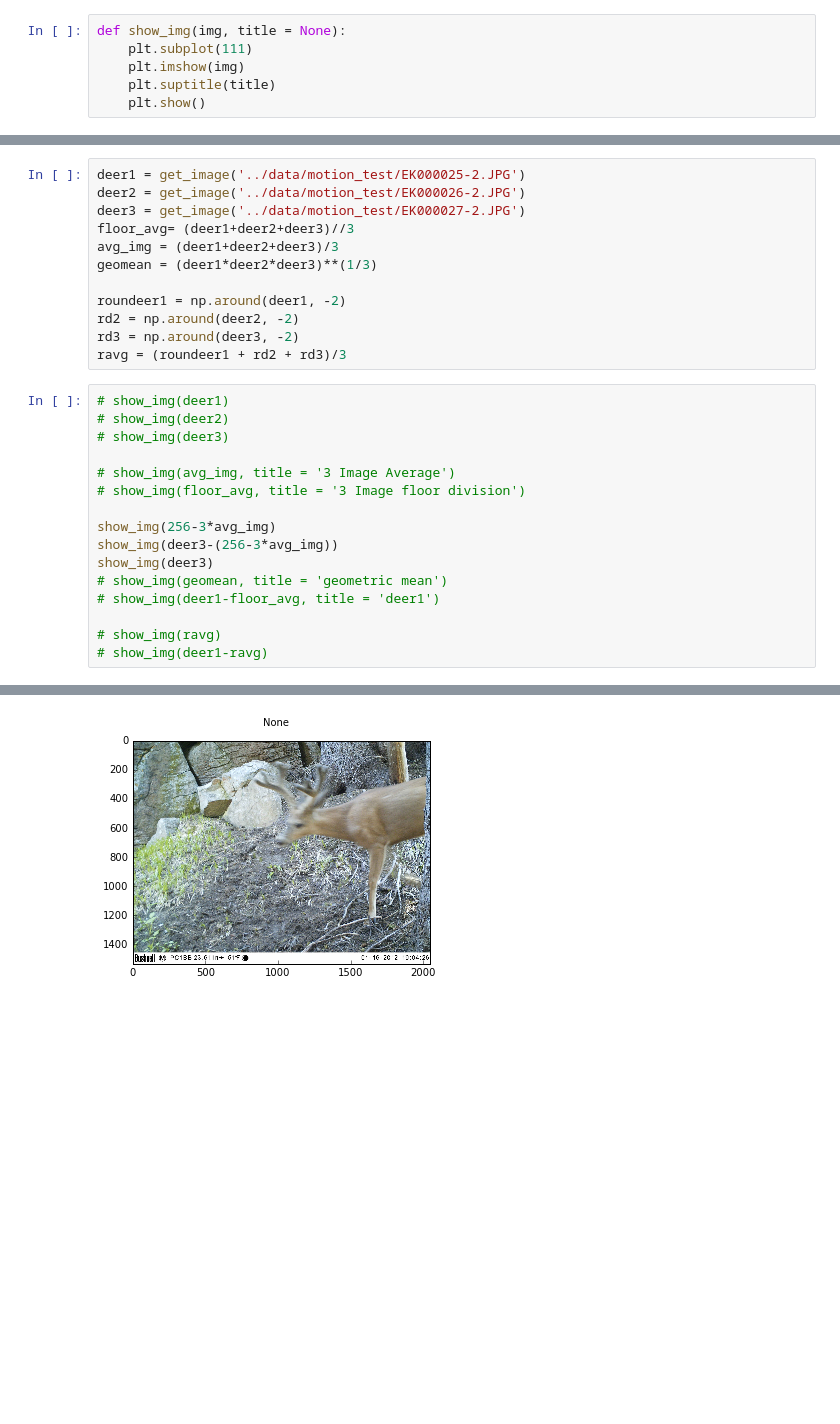
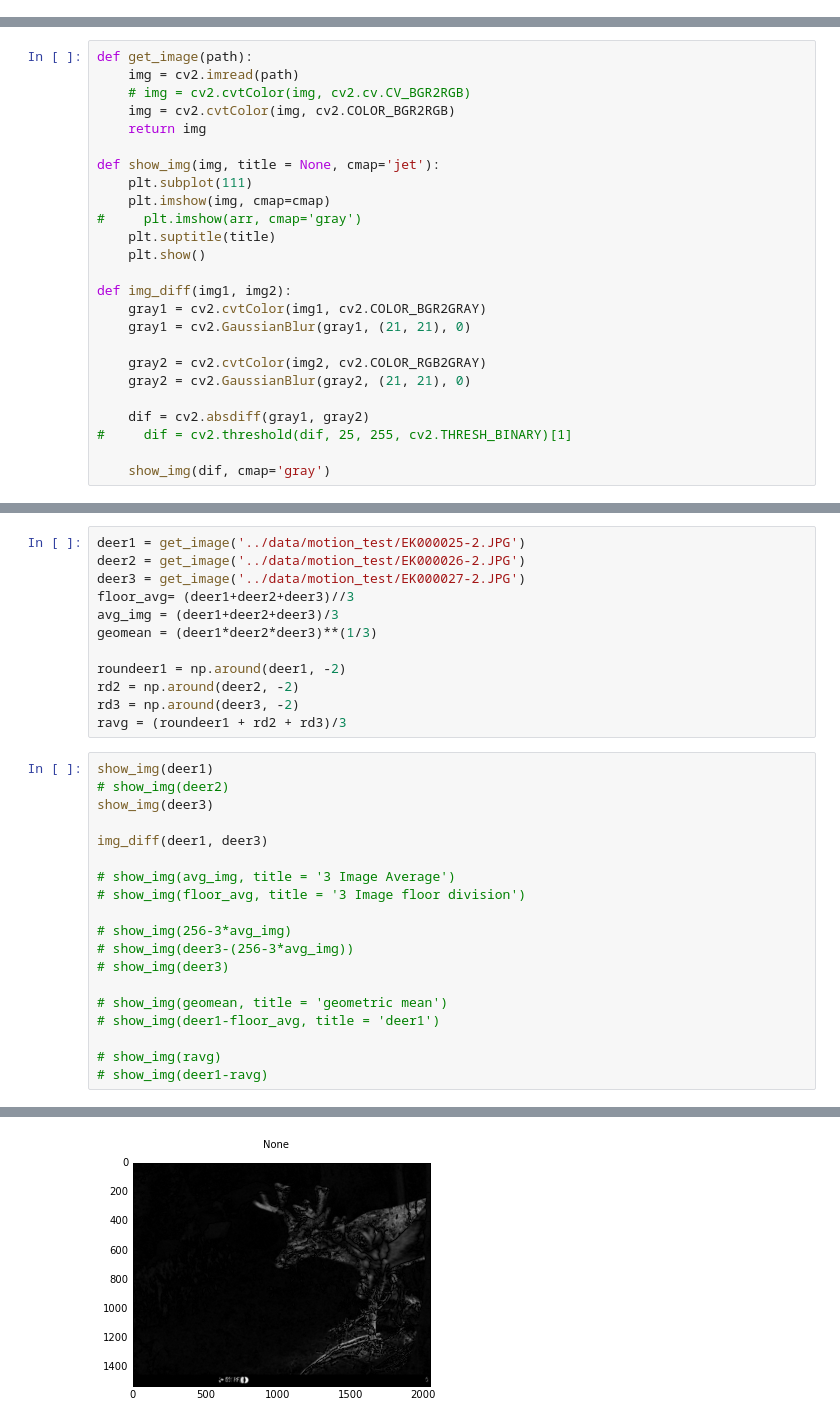
Before and after one commit to coradek/CNW_Wildlife_Identification, a Jupyter notebook: in_progress/A_openCV.ipynb, the cells around one changed output, grey strips where cells are left out. Cells and saved outputs as stored; diff of their text form; blank space fills up the shorter version.

```diff
--- a/in_progress/A_openCV.ipynb
+++ b/in_progress/A_openCV.ipynb
@@ -12,6 +6,0 @@ def get_image(path):
-# %%
-def show_img(img, title = None):
-    plt.subplot(111)
-    plt.imshow(img)
-    plt.suptitle(title)
-    plt.show()
@@ -18,3 +10,28 @@ def show_img(img, title = None):
+# %%
+def get_image(path):
+    img = cv2.imread(path)
+    # img = cv2.cvtColor(img, cv2.cv.CV_BGR2RGB)
+    img = cv2.cvtColor(img, cv2.COLOR_BGR2RGB)
+    return img
+
+def show_img(img, title = None, cmap='jet'):
+    plt.subplot(111)
+    plt.imshow(img, cmap=cmap)
+#     plt.imshow(arr, cmap='gray')
+    plt.suptitle(title)
+    plt.show()
+
+def img_diff(img1, img2):
+    gray1 = cv2.cvtColor(img1, cv2.COLOR_BGR2GRAY)
+    gray1 = cv2.GaussianBlur(gray1, (21, 21), 0)
+
+    gray2 = cv2.cvtColor(img2, cv2.COLOR_RGB2GRAY)
+    gray2 = cv2.GaussianBlur(gray2, (21, 21), 0)
+
+    dif = cv2.absdiff(gray1, gray2)
+#     dif = cv2.threshold(dif, 25, 255, cv2.THRESH_BINARY)[1]
+
+    show_img(dif, cmap='gray')
 # %%
 mossy = get_image('../images/mossydeer.jpg')
 nomossy = get_image('../images/nomossy.jpg')
@@ -49,16 +69,19 @@ rd2 = np.around(deer2, -2)
 rd3 = np.around(deer3, -2)
 ravg = (roundeer1 + rd2 + rd3)/3
 # %%
-# show_img(deer1)
+show_img(deer1)
 # show_img(deer2)
-# show_img(deer3)
+show_img(deer3)
+
+img_diff(deer1, deer3)
 
 # show_img(avg_img, title = '3 Image Average')
 # show_img(floor_avg, title = '3 Image floor division')
 
-show_img(256-3*avg_img)
-show_img(deer3-(256-3*avg_img))
-show_img(deer3)
+# show_img(256-3*avg_img)
+# show_img(deer3-(256-3*avg_img))
+# show_img(deer3)
+
 # show_img(geomean, title = 'geometric mean')
 # show_img(deer1-floor_avg, title = 'deer1')
 
@@ -70 +93 @@ show_img(deer3)
-[figure, old version]
+[figure, new version]
```
Also changed, not shown: parts of 12 cells of this notebook, 2 other files.
